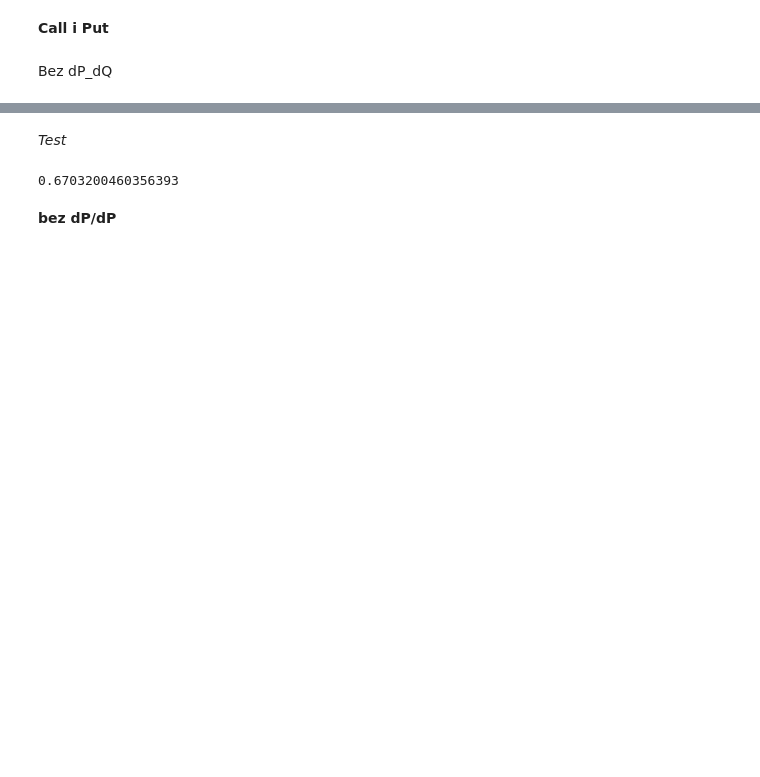
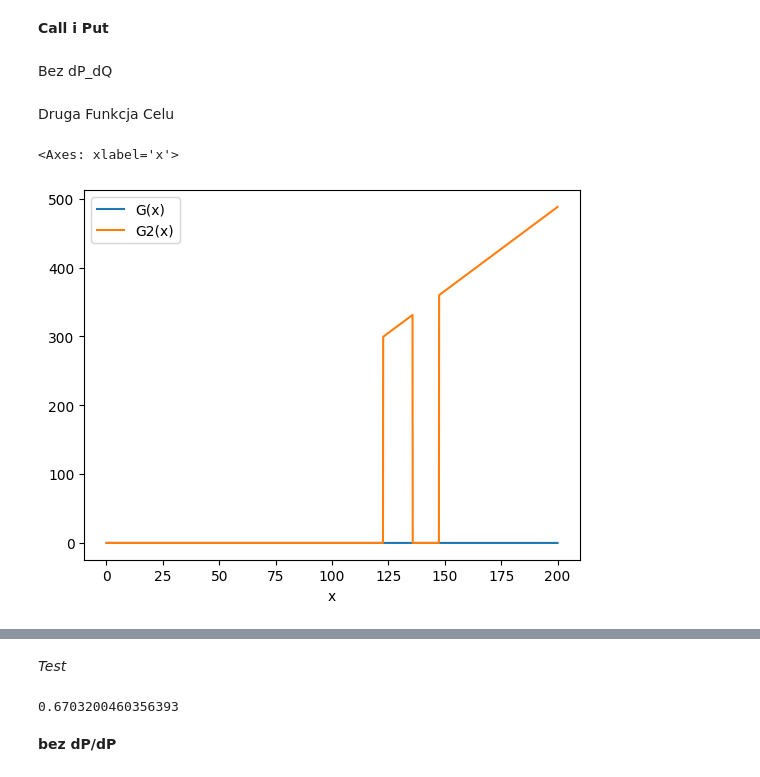
Before and after one commit to michalsn13/Quantile-Hedging, a Jupyter notebook: DirtyNotebookDiamondsSpades.ipynb, the cells around one changed output, grey strips where cells are left out. Saved outputs shown, nothing was run; the diff lists cells and outputs as text; code cells hidden in the pictures; blank space fills up the shorter version.

```diff
--- a/DirtyNotebookDiamondsSpades.ipynb
+++ b/DirtyNotebookDiamondsSpades.ipynb
@@ -76,3 +77,5 @@ def derivative_G_put_basic_wo_const(x, mu, sigma, mu_tilde, sigma_tilde, r, T, K
     if x <= 0 or x >= K :
         raise Exception("x should be greater than 0 and smaller than K")
     return np.exp(-(np.log((K - x)/S0) - mu * T + 0.5 * sigma ** 2 * T - sigma * rho * W_T_tilde) ** 2 /  (2 * sigma ** 2 * T * (1 - rho ** 2)))/((K - x) * sigma * np.sqrt(T * (1 - rho ** 2 ) * 2 * np.pi))
+# %% [markdown]
+Druga Funkcja Celu
@@ -78,0 +120,14 @@ def derivative_G_put_basic_wo_const(x, mu, sigma, mu_tilde, sigma_tilde, r, T, K
+# %%
+W_T_tilde = 7
+# %%
+x_range = 200
+delta = 0.1
+x_call = np.arange(delta, x_range + delta, delta)
+df_call = pd.DataFrame({ "x" : x_call, "G(x)" : np.zeros(len(x_call)), "G2(x)" : np.zeros(len(x_call)), "a" : None})
+for i in range(len(x_call)):
+    df_call.at[i, "G(x)"] = G_call_basic(df_call.at[i, 'x'], mu, sigma, mu_tilde, sigma_tilde, r, T, K, S0, W_T_tilde, rho)
+    df_call.at[i, "G2(x)"] = G2_call_basic(df_call.at[i, 'x'], mu, sigma, mu_tilde, sigma_tilde, r, T, K, S0, W_T_tilde, rho)
+df_call.plot(x = 'x', y = [1,2])
+# %% [output]
+<Axes: xlabel='x'>
+[figure, added]
```
Also changed, not shown: parts of 14 cells of this notebook.
